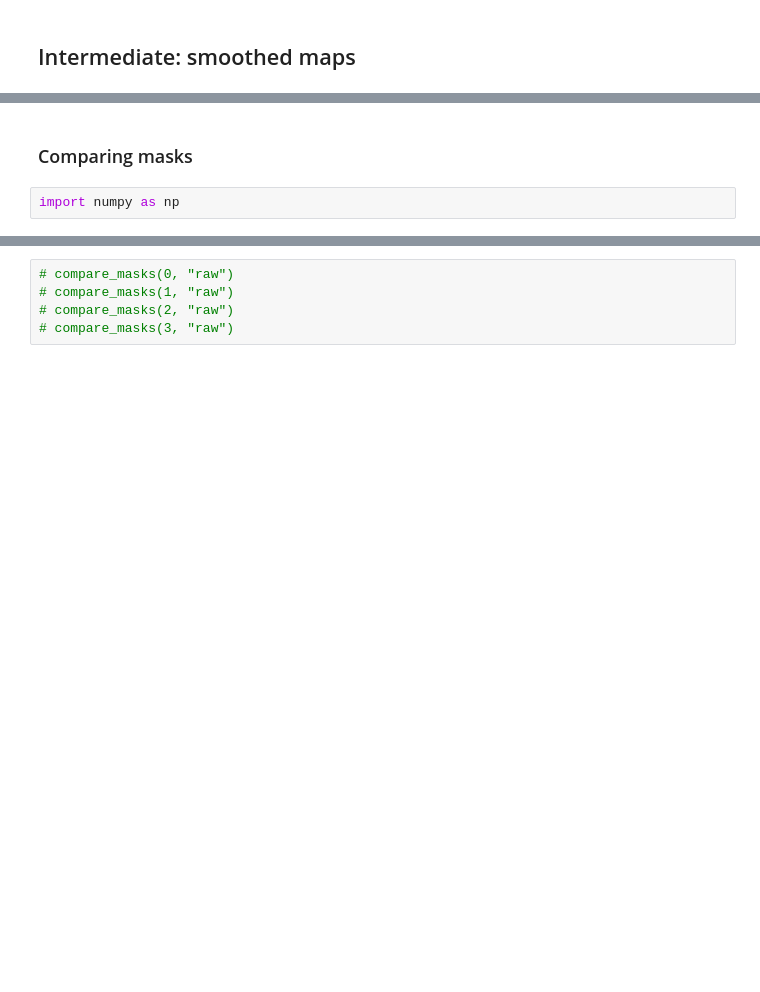
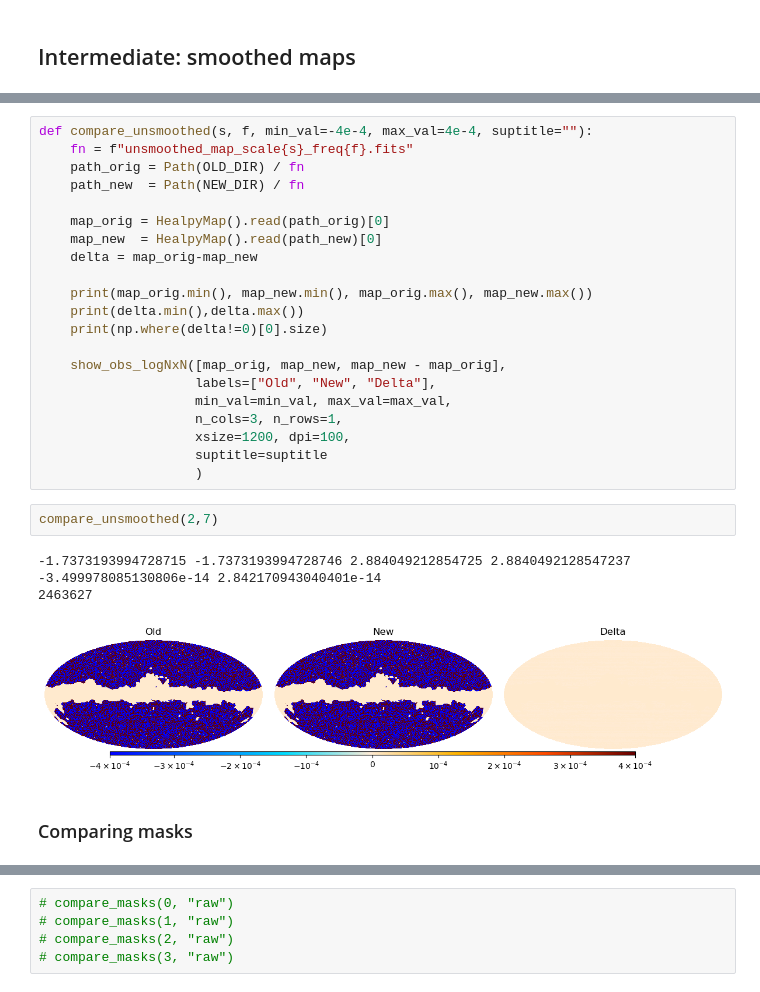
Before and after one commit to CMB-ML/cmb-ml-pyilc, a Jupyter notebook: compare_new_old.ipynb, the cells around one changed output, grey strips where cells are left out. Drawn from its saved outputs; the diff is of its cells as text; blank space fills up the shorter version.

```diff
--- a/compare_new_old.ipynb
+++ b/compare_new_old.ipynb
@@ -175,7 +187,33 @@ def compare_files2(s, f, min_val=-4e-4, max_val=4e-4, suptitle=""):
+# %%
+def compare_unsmoothed(s, f, min_val=-4e-4, max_val=4e-4, suptitle=""):
+    fn = f"unsmoothed_map_scale{s}_freq{f}.fits"
+    path_orig = Path(OLD_DIR) / fn
+    path_new  = Path(NEW_DIR) / fn
+
+    map_orig = HealpyMap().read(path_orig)[0]
+    map_new  = HealpyMap().read(path_new)[0]
+    delta = map_orig-map_new
+
+    print(map_orig.min(), map_new.min(), map_orig.max(), map_new.max())
+    print(delta.min(),delta.max())
+    print(np.where(delta!=0)[0].size)
+
+    show_obs_logNxN([map_orig, map_new, map_new - map_orig],
+                    labels=["Old", "New", "Delta"],
+                    min_val=min_val, max_val=max_val,
+                    n_cols=3, n_rows=1,
+                    xsize=1200, dpi=100,
+                    suptitle=suptitle
+                    )
+# %%
+compare_unsmoothed(2,7)
+# %% [output]
+-1.7373193994728715 -1.7373193994728746 2.884049212854725 2.8840492128547237
+-3.499978085130806e-14 2.842170943040401e-14
+2463627
+[figure, added]
 # %% [markdown]
 ### Comparing masks
-# %%
-import numpy as np
 # %%
 def compare_masks(s, which_mask="degraded", min_val=0, max_val=1):
     if which_mask == "raw":
```
Also changed, not shown: parts of 18 cells of this notebook, 8 other files.
